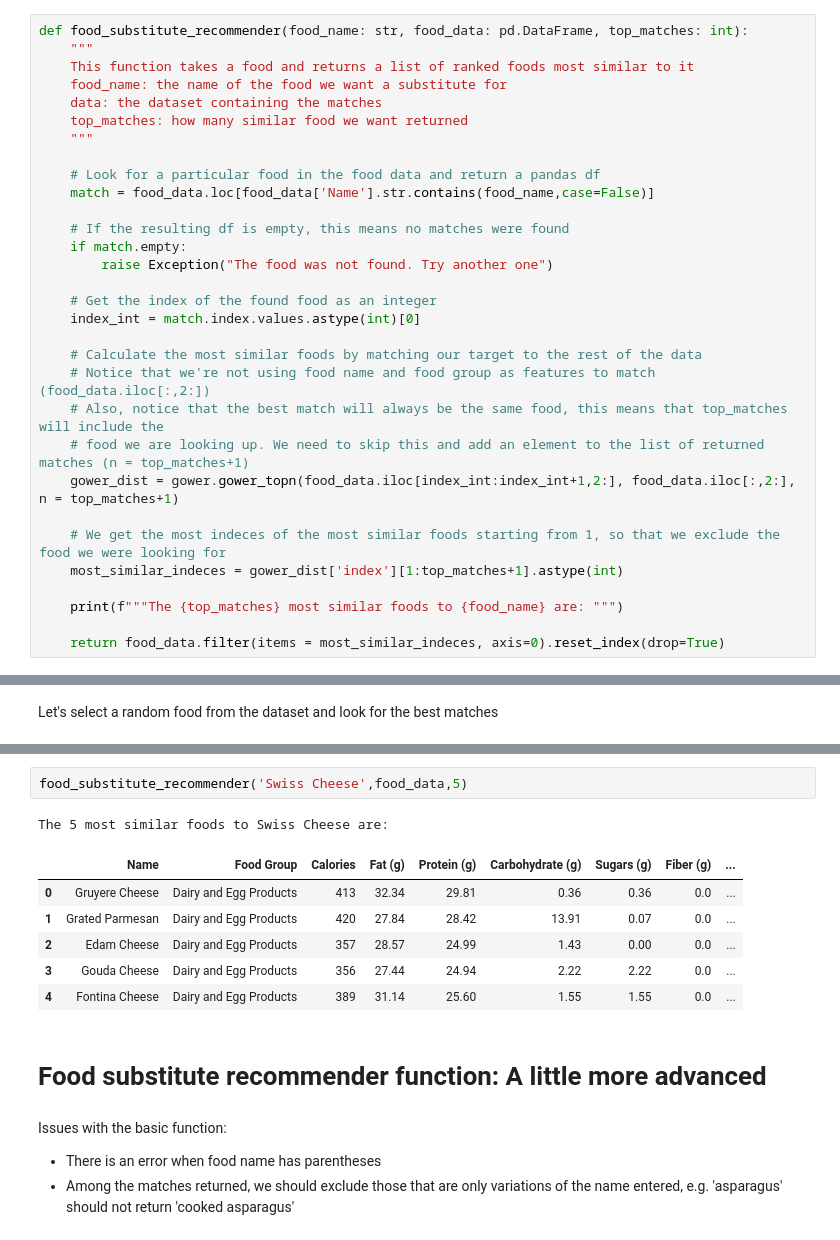
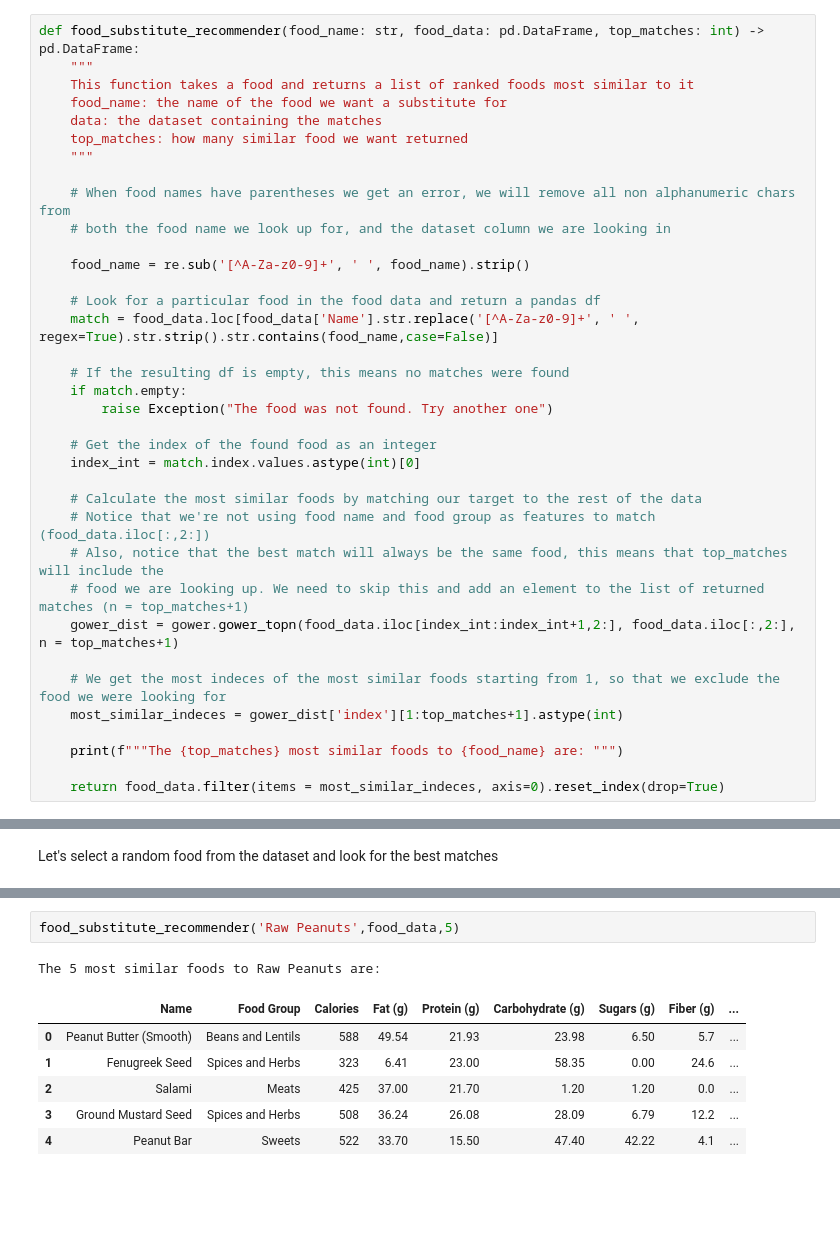
Before and after one commit to kauber/Food_Analysis, a Jupyter notebook: 03_Food_Analysis_Substitute_Recommender.ipynb, the cells around one changed output, grey strips where cells are left out. Cells and saved outputs as stored; diff of their text form; blank space fills up the shorter version.

```diff
--- a/03_Food_Analysis_Substitute_Recommender.ipynb
+++ b/03_Food_Analysis_Substitute_Recommender.ipynb
@@ -184,5 +185,5 @@ The function will take the food name, and a few other params, to return a set of
 # %%
-def food_substitute_recommender(food_name: str, food_data: pd.DataFrame, top_matches: int):
+def food_substitute_recommender(food_name: str, food_data: pd.DataFrame, top_matches: int) -> pd.DataFrame:
     """
     This function takes a food and returns a list of ranked foods most similar to it
     food_name: the name of the food we want a substitute for
@@ -190,8 +191,13 @@ def food_substitute_recommender(food_name: str, food_data: pd.DataFrame, top_mat
     top_matches: how many similar food we want returned
     """
 
+    # When food names have parentheses we get an error, we will remove all non alphanumeric chars from
+    # both the food name we look up for, and the dataset column we are looking in
+
+    food_name = re.sub('[^A-Za-z0-9]+', ' ', food_name).strip()
+
     # Look for a particular food in the food data and return a pandas df
-    match = food_data.loc[food_data['Name'].str.contains(food_name,case=False)]
+    match = food_data.loc[food_data['Name'].str.replace('[^A-Za-z0-9]+', ' ', regex=True).str.strip().str.contains(food_name,case=False)]
 
     # If the resulting df is empty, this means no matches were found
     if match.empty:
@@ -233,16 +243,10 @@ food_data.sample(1)
 # %%
-food_substitute_recommender('Swiss Cheese',food_data,5)
+food_substitute_recommender('Raw Peanuts',food_data,5)
 # %% [output]
-The 5 most similar foods to Swiss Cheese are:
+The 5 most similar foods to Raw Peanuts are:
 |  | Name | Food Group | Calories | Fat (g) | Protein (g) | Carbohydrate (g) | Sugars (g) | Fiber (g) | ... |
-| 0 | Gruyere Cheese | Dairy and Egg Products | 413 | 32.34 | 29.81 | 0.36 | 0.36 | 0.0 | ... |
-| 1 | Grated Parmesan | Dairy and Egg Products | 420 | 27.84 | 28.42 | 13.91 | 0.07 | 0.0 | ... |
-| 2 | Edam Cheese | Dairy and Egg Products | 357 | 28.57 | 24.99 | 1.43 | 0.00 | 0.0 | ... |
-| 3 | Gouda Cheese | Dairy and Egg Products | 356 | 27.44 | 24.94 | 2.22 | 2.22 | 0.0 | ... |
-| 4 | Fontina Cheese | Dairy and Egg Products | 389 | 31.14 | 25.60 | 1.55 | 1.55 | 0.0 | ... |
+| 0 | Peanut Butter (Smooth) | Beans and Lentils | 588 | 49.54 | 21.93 | 23.98 | 6.50 | 5.7 | ... |
+| 1 | Fenugreek Seed | Spices and Herbs | 323 | 6.41 | 23.00 | 58.35 | 0.00 | 24.6 | ... |
+| 2 | Salami | Meats | 425 | 37.00 | 21.70 | 1.20 | 1.20 | 0.0 | ... |
+| 3 | Ground Mustard Seed | Spices and Herbs | 508 | 36.24 | 26.08 | 28.09 | 6.79 | 12.2 | ... |
+| 4 | Peanut Bar | Sweets | 522 | 33.70 | 15.50 | 47.40 | 42.22 | 4.1 | ... |
-# %% [markdown]
-# Food substitute recommender function: A little more advanced
-# %% [markdown]
-Issues with the basic function:
-- There is an error when food name has parentheses
-- Among the matches returned, we should exclude those that are only variations of the name entered, e.g. 'asparagus' should not return 'cooked asparagus'
```
Also changed, not shown: parts of 12 cells of this notebook, 1 other file.
